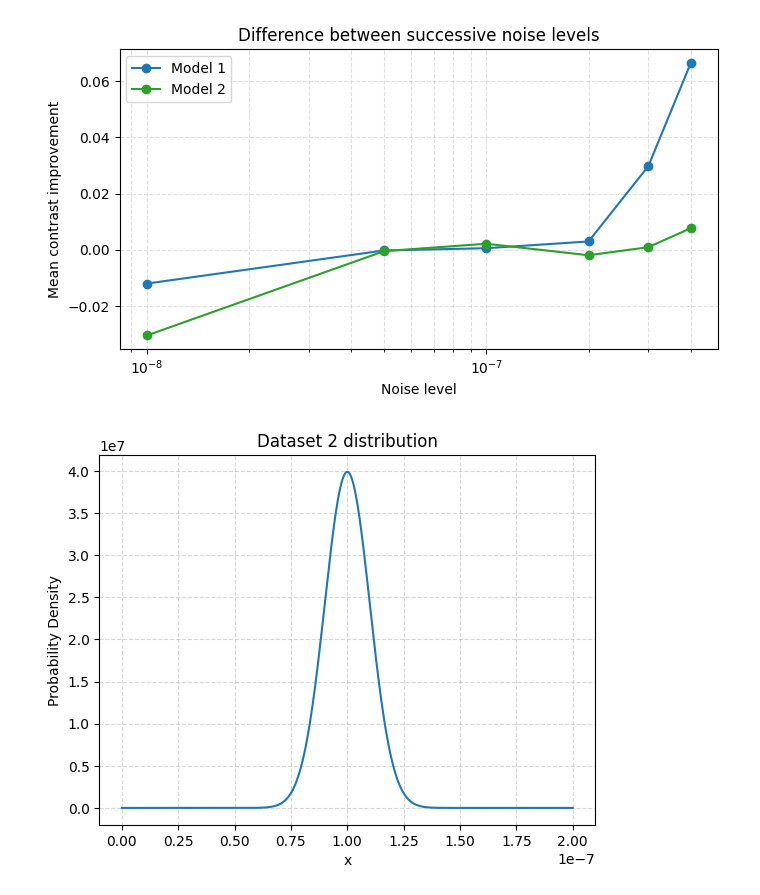
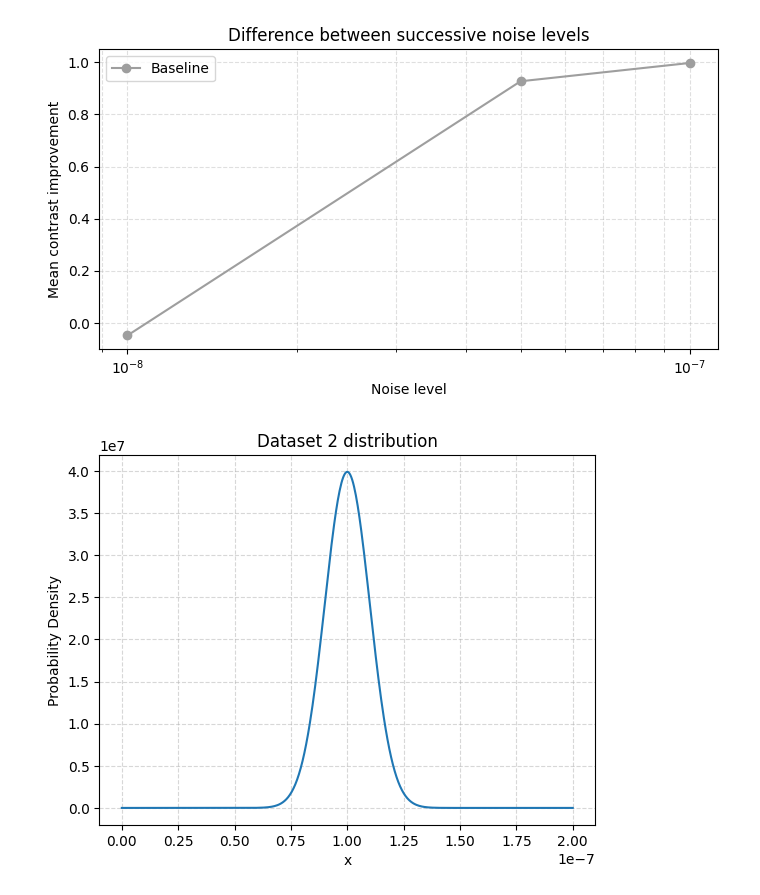
Before and after one commit to AlexeiKorolev/NASA-RL-Wavefront-Control, a Jupyter notebook: RL/coronagraph_properties.ipynb, the cells around one changed output. Saved outputs shown, nothing was run; the diff lists cells and outputs as text; code cells hidden in the pictures.

```diff
--- a/RL/coronagraph_properties.ipynb
+++ b/RL/coronagraph_properties.ipynb
@@ -10,37 +10,37 @@ from collections import defaultdict
 # %%
 mean_correction_magnitude_model_2 = [0.047146, 0.047148, 0.0471, 0.04747, 0.0630, 0.083611]
 mean_correction_magnitude_model_1 = [0.05792, 0.05748, 0.055891, 0.26905, 0.700151, 1.29924]
 mean_correction_magnitude_model_baseline = [1.54122, 3.07276, 4.98519, 52.77409, 271.2470, 469.7994]
 
 noise_levels =[1e-8, 5e-8, 1e-7, 2e-7, 3e-7, 4e-7]
 
 # Values pulled from visualize.ipynb
 
 mean_contrast_improvement_model_2 = [-0.030493594431390818, -0.00048174044747391695, 0.002153828439643785, -0.0019348657025474076, 0.0009287809636201109, 0.007696465559483978]
 mean_contrast_improvement_model_1 = [-0.012018349511356158, -0.00023147762323895763, 0.00057094368943185, 0.0029678706185609564, 0.02978148460811387, 0.066487938850404]
 mean_contrast_improvement_model_baseline = [-0.04738280250103497, 0.9266473239799252, 0.9968232759265826, -108.29521734772742, -191.35380564160985, -114.3206015428562]
 
 # compute successive differences (upper level minus previous level) for each model
 delta_baseline = np.diff(np.asarray(mean_correction_magnitude_model_baseline))
 delta_model1 = np.diff(np.asarray(mean_correction_magnitude_model_1))
 delta_model2 = np.diff(np.asarray(mean_correction_magnitude_model_2))
 
 # plot differences vs the upper noise level of each interval
 upper_levels = noise_levels[1:]
 plt.figure(figsize=(7, 4))
-plt.plot(noise_levels, mean_contrast_improvement_model_baseline, marker='o', color='#9e9e9e', label='Baseline')
-plt.plot(noise_levels, mean_contrast_improvement_model_1, marker='o', color='#1f77b4', label='Model 1')
-plt.plot(noise_levels, mean_contrast_improvement_model_2, marker='o', color='#2ca02c', label='Model 2')
+plt.plot(noise_levels[:3], mean_contrast_improvement_model_baseline[:3], marker='o', color='#9e9e9e', label='Baseline')
+# plt.plot(noise_levels, mean_contrast_improvement_model_1, marker='o', color='#1f77b4', label='Model 1')
+# plt.plot(noise_levels, mean_contrast_improvement_model_2, marker='o', color='#2ca02c', label='Model 2')
 plt.xscale('log')
 plt.xlabel('Noise level')
 plt.ylabel('Mean contrast improvement')
 plt.title('Difference between successive noise levels')
 plt.grid(True, which='both', ls='--', alpha=0.4)
 plt.legend()
 plt.tight_layout()
 plt.show()
 # %% [output]
-[figure, old version]
+[figure, new version]
 # %%
 mu, sigma = 1e-7, 1e-8
 x = np.linspace(0, 2e-7, 500)
```
Also changed, not shown: 3 other files.
